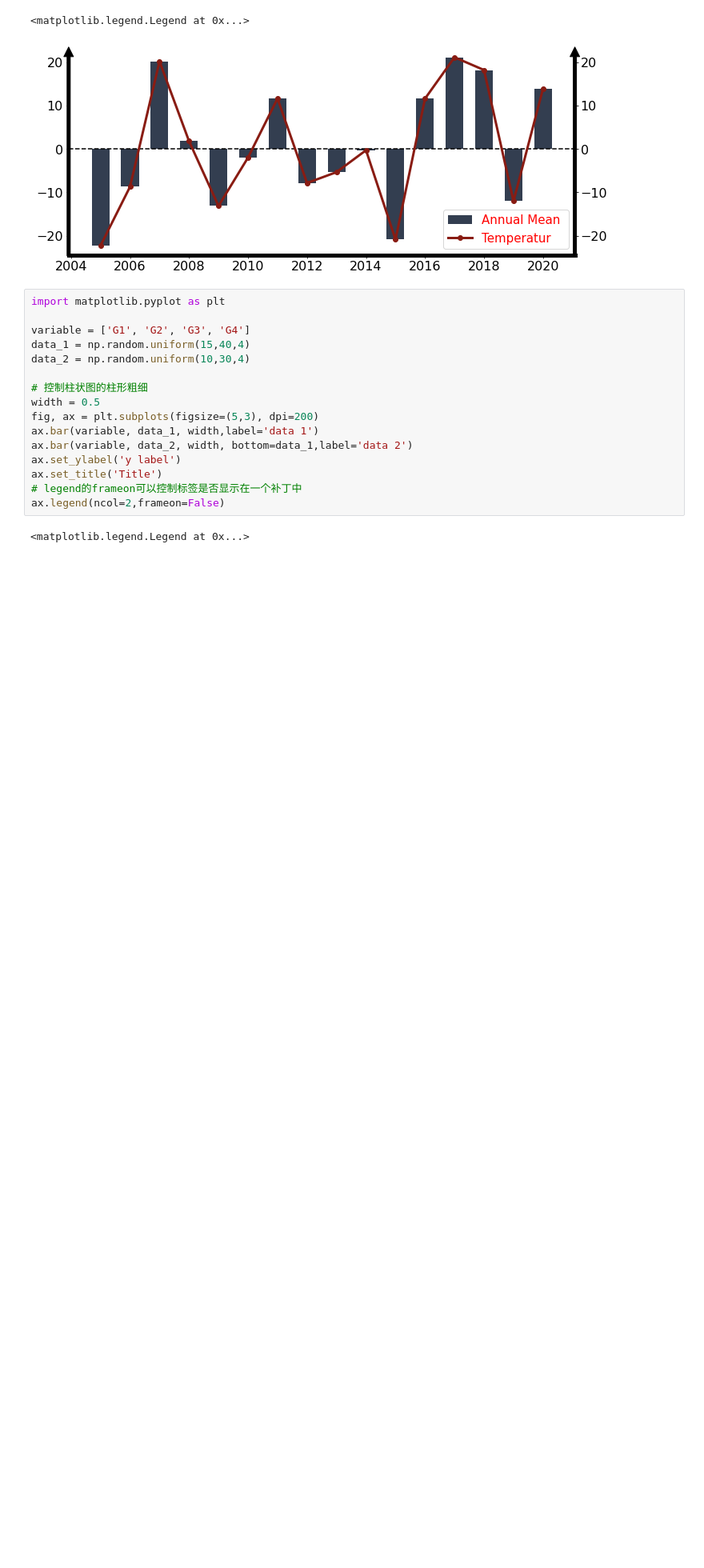
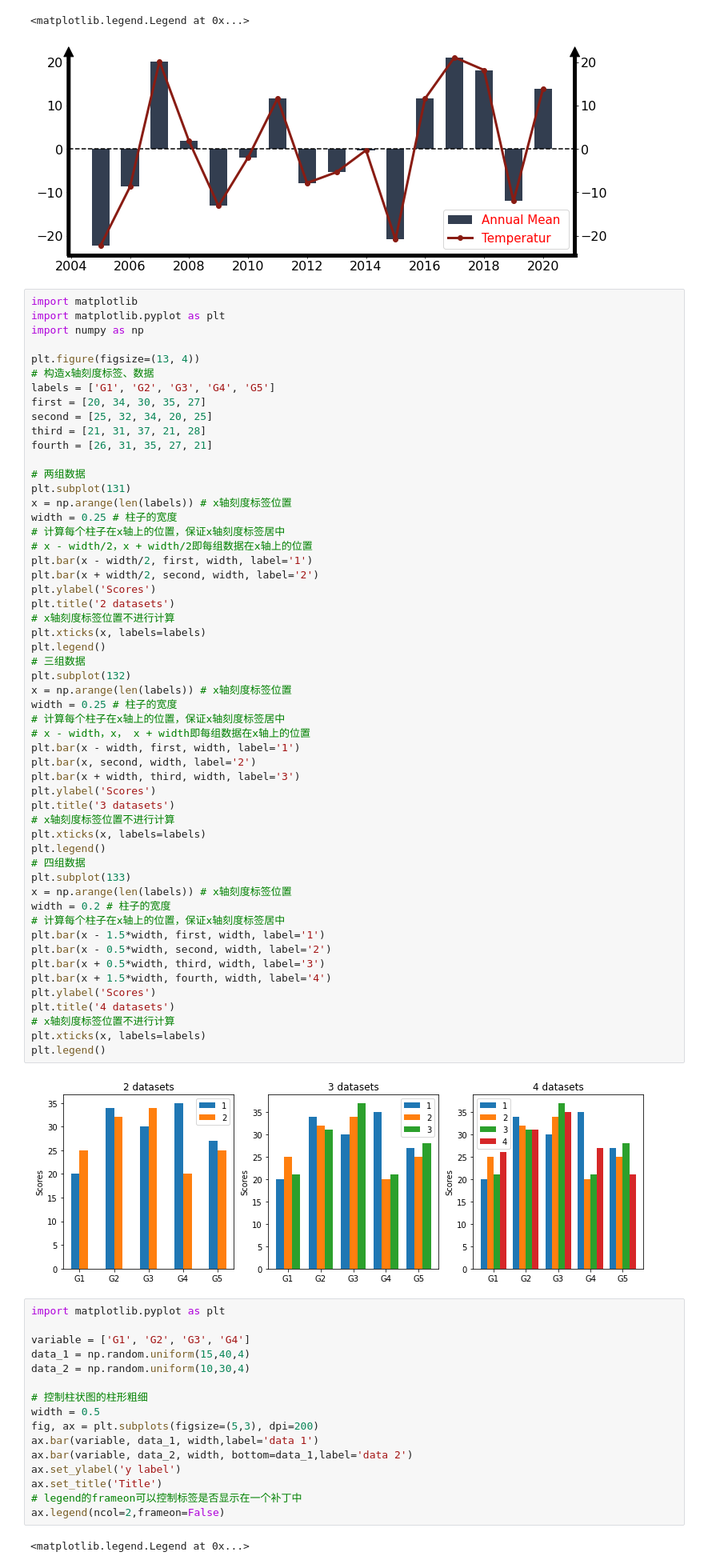
Before and after one commit to WenjieXu2000/ScienceGallery, a Jupyter notebook: demo.ipynb, the cells around one changed output. Shown: that part at 80% size. Drawn from its saved outputs; the diff is of its cells as text; blank space fills up the shorter version.

```diff
--- a/demo.ipynb
+++ b/demo.ipynb
@@ -44,6 +44,62 @@ ax2.legend(handles=[f1, f2], labels=['Annual Mean ', 'Temperatur'], loc='best',
 # %% [output]
 <matplotlib.legend.Legend at 0x...>
 [figure]
+# %%
+import matplotlib
+import matplotlib.pyplot as plt
+import numpy as np
+
+plt.figure(figsize=(13, 4))
+# 构造x轴刻度标签、数据
+labels = ['G1', 'G2', 'G3', 'G4', 'G5']
+first = [20, 34, 30, 35, 27]
+second = [25, 32, 34, 20, 25]
+third = [21, 31, 37, 21, 28]
+fourth = [26, 31, 35, 27, 21]
+
+# 两组数据
+plt.subplot(131)
+x = np.arange(len(labels)) # x轴刻度标签位置
+width = 0.25 # 柱子的宽度
+# 计算每个柱子在x轴上的位置，保证x轴刻度标签居中
+# x - width/2，x + width/2即每组数据在x轴上的位置
+plt.bar(x - width/2, first, width, label='1')
+plt.bar(x + width/2, second, width, label='2')
+plt.ylabel('Scores')
+plt.title('2 datasets')
+# x轴刻度标签位置不进行计算
+plt.xticks(x, labels=labels)
+plt.legend()
+# 三组数据
+plt.subplot(132)
+x = np.arange(len(labels)) # x轴刻度标签位置
+width = 0.25 # 柱子的宽度
+# 计算每个柱子在x轴上的位置，保证x轴刻度标签居中
+# x - width，x， x + width即每组数据在x轴上的位置
+plt.bar(x - width, first, width, label='1')
+plt.bar(x, second, width, label='2')
+plt.bar(x + width, third, width, label='3')
+plt.ylabel('Scores')
+plt.title('3 datasets')
+# x轴刻度标签位置不进行计算
+plt.xticks(x, labels=labels)
+plt.legend()
+# 四组数据
+plt.subplot(133)
+x = np.arange(len(labels)) # x轴刻度标签位置
+width = 0.2 # 柱子的宽度
+# 计算每个柱子在x轴上的位置，保证x轴刻度标签居中
+plt.bar(x - 1.5*width, first, width, label='1')
+plt.bar(x - 0.5*width, second, width, label='2')
+plt.bar(x + 0.5*width, third, width, label='3')
+plt.bar(x + 1.5*width, fourth, width, label='4')
+plt.ylabel('Scores')
+plt.title('4 datasets')
+# x轴刻度标签位置不进行计算
+plt.xticks(x, labels=labels)
+plt.legend()
+# %% [output]
+[figure, added]
 # %%
 import matplotlib.pyplot as plt
 
```
Also changed, not shown: parts of 3 cells of this notebook, 3 other files.
